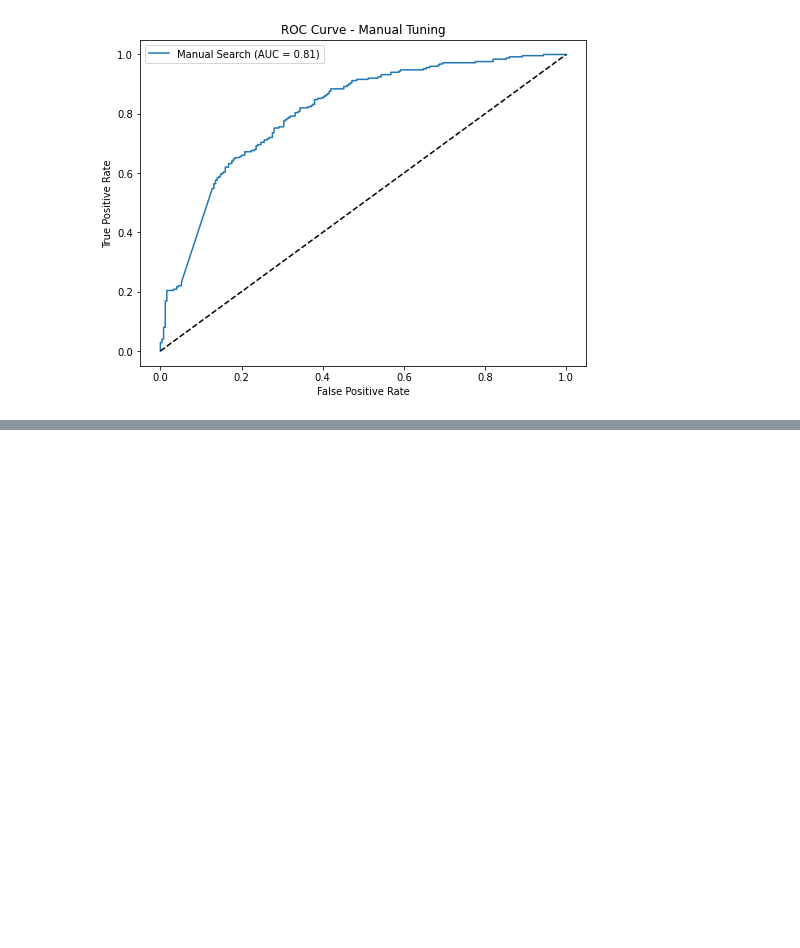
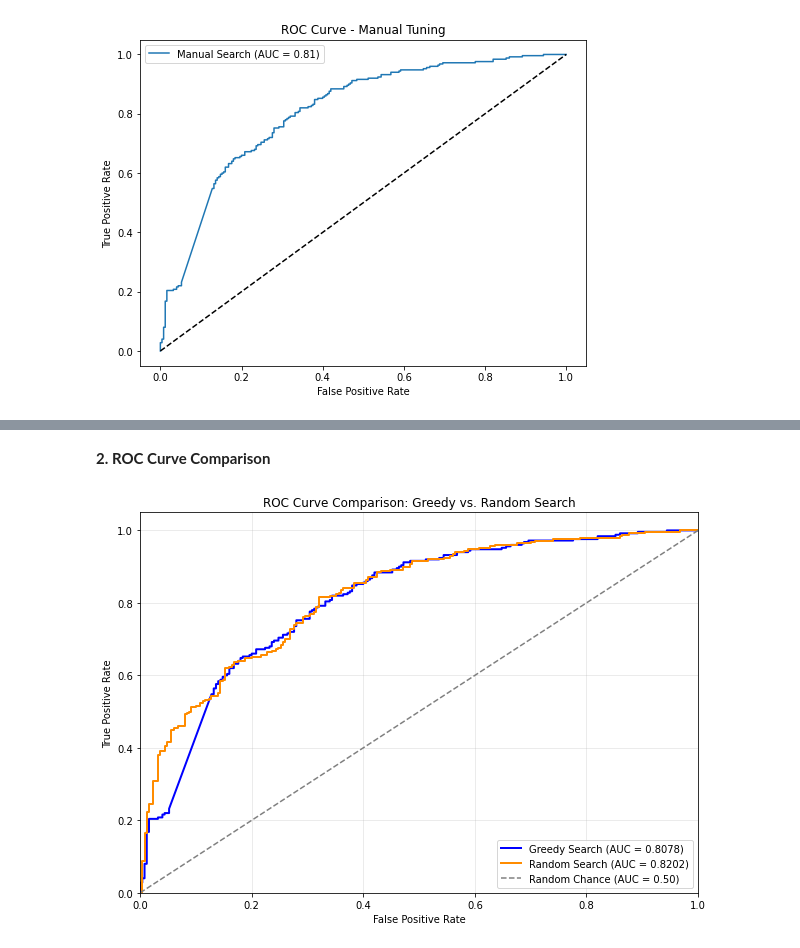
Before and after one commit to edwall201/Machine-Learning-26-Spring, a Jupyter notebook: assign4/assign4.ipynb, the cells around one changed output, grey strips where cells are left out. Saved outputs shown, nothing was run; the diff lists cells and outputs as text; code cells hidden in the pictures; blank space fills up the shorter version.

```diff
--- a/assign4/assign4.ipynb
+++ b/assign4/assign4.ipynb
@@ -368,0 +449,32 @@ plt.show()
+# %% [markdown]
+**2. ROC Curve Comparison**
+# %%
+from sklearn.metrics import roc_curve, auc
+import matplotlib.pyplot as plt
+
+# 1. Calculate ROC data for Greedy model
+y_score_greedy = final_mlp.predict_proba(X_test)[:, 1]
+fpr_greedy, tpr_greedy, _ = roc_curve(y_test, y_score_greedy)
+auc_greedy = auc(fpr_greedy, tpr_greedy)
+
+# 2. Calculate ROC data for Random Search model
+y_score_random = best_mlp_auto.predict_proba(X_test)[:, 1]
+fpr_random, tpr_random, _ = roc_curve(y_test, y_score_random)
+auc_random = auc(fpr_random, tpr_random)
+
+# 3. Plotting
+plt.figure(figsize=(10, 7))
+plt.plot(fpr_greedy, tpr_greedy, color='blue', lw=2, label=f'Greedy Search (AUC = {auc_greedy:.4f})')
+plt.plot(fpr_random, tpr_random, color='darkorange', lw=2, label=f'Random Search (AUC = {auc_random:.4f})')
+plt.plot([0, 1], [0, 1], color='gray', linestyle='--', label='Random Chance (AUC = 0.50)') # Random Chance
+
+plt.xlim([0.0, 1.0])
+plt.ylim([0.0, 1.05])
+plt.xlabel('False Positive Rate')
+plt.ylabel('True Positive Rate')
+plt.title('ROC Curve Comparison: Greedy vs. Random Search')
+plt.legend(loc="lower right")
+plt.grid(alpha=0.3)
+plt.show()
+# %% [output]
+[figure, added]
```
Also changed, not shown: parts of 9 cells of this notebook.
